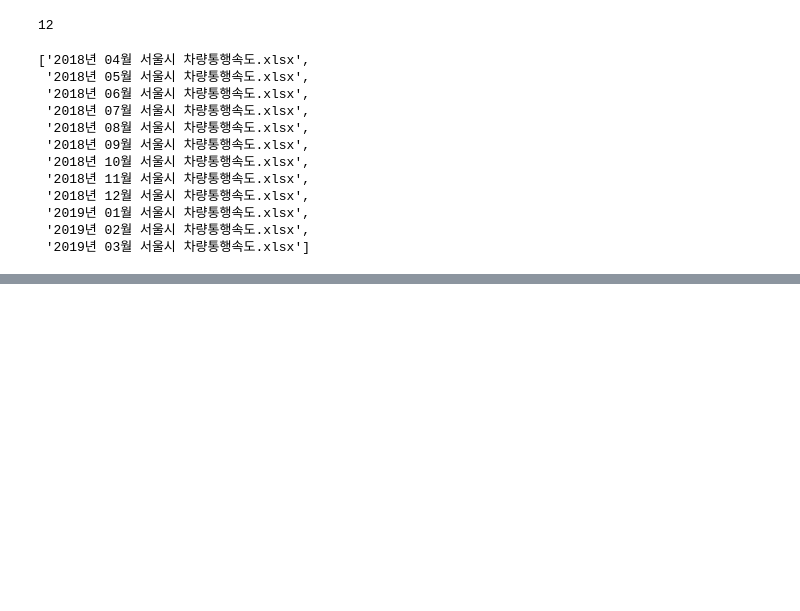
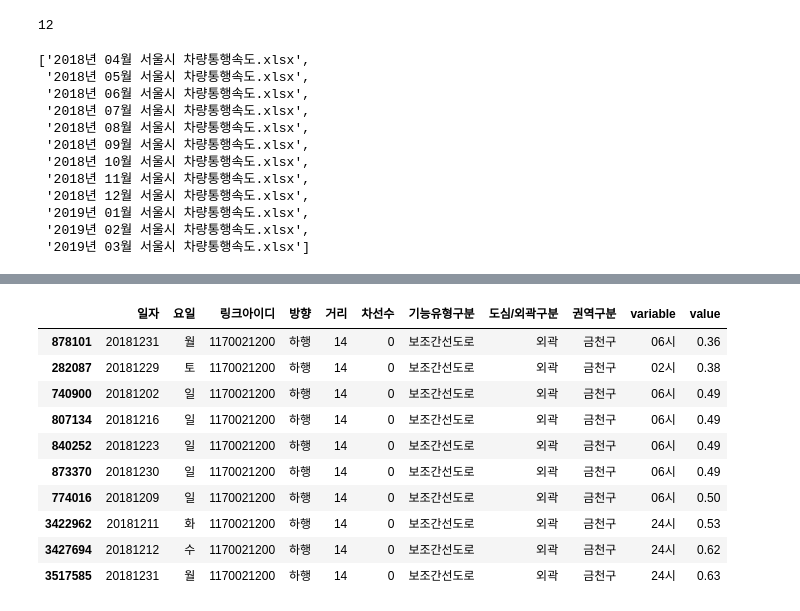
Before and after one commit to miniii222/Datamining_project, a Jupyter notebook: traffic/Preprocessing.ipynb, the cells around one changed output, grey strips where cells are left out. Saved outputs shown, nothing was run; the diff lists cells and outputs as text; code cells hidden in the pictures; blank space fills up the shorter version.

```diff
--- a/traffic/Preprocessing.ipynb
+++ b/traffic/Preprocessing.ipynb
@@ -75,0 +151,14 @@ print('R squared : {0:.3f}'.format(r2_score(y_test, y_preds)))
+# %%
+car_drop_na.loc[car_drop_na['링크아이디']==1170021200].sort_values(by='value').head(10)
+# %% [output]
+|  | 일자 | 요일 | 링크아이디 | 방향 | 거리 | 차선수 | 기능유형구분 | 도심/외곽구분 | 권역구분 | variable | value |
+| 878101 | 20181231 | 월 | 1170021200 | 하행 | 14 | 0 | 보조간선도로 | 외곽 | 금천구 | 06시 | 0.36 |
+| 282087 | 20181229 | 토 | 1170021200 | 하행 | 14 | 0 | 보조간선도로 | 외곽 | 금천구 | 02시 | 0.38 |
+| 740900 | 20181202 | 일 | 1170021200 | 하행 | 14 | 0 | 보조간선도로 | 외곽 | 금천구 | 06시 | 0.49 |
+| 807134 | 20181216 | 일 | 1170021200 | 하행 | 14 | 0 | 보조간선도로 | 외곽 | 금천구 | 06시 | 0.49 |
+| 840252 | 20181223 | 일 | 1170021200 | 하행 | 14 | 0 | 보조간선도로 | 외곽 | 금천구 | 06시 | 0.49 |
+| 873370 | 20181230 | 일 | 1170021200 | 하행 | 14 | 0 | 보조간선도로 | 외곽 | 금천구 | 06시 | 0.49 |
+| 774016 | 20181209 | 일 | 1170021200 | 하행 | 14 | 0 | 보조간선도로 | 외곽 | 금천구 | 06시 | 0.50 |
+| 3422962 | 20181211 | 화 | 1170021200 | 하행 | 14 | 0 | 보조간선도로 | 외곽 | 금천구 | 24시 | 0.53 |
+| 3427694 | 20181212 | 수 | 1170021200 | 하행 | 14 | 0 | 보조간선도로 | 외곽 | 금천구 | 24시 | 0.62 |
+| 3517585 | 20181231 | 월 | 1170021200 | 하행 | 14 | 0 | 보조간선도로 | 외곽 | 금천구 | 24시 | 0.63 |
```
Also changed, not shown: parts of 15 cells of this notebook.
